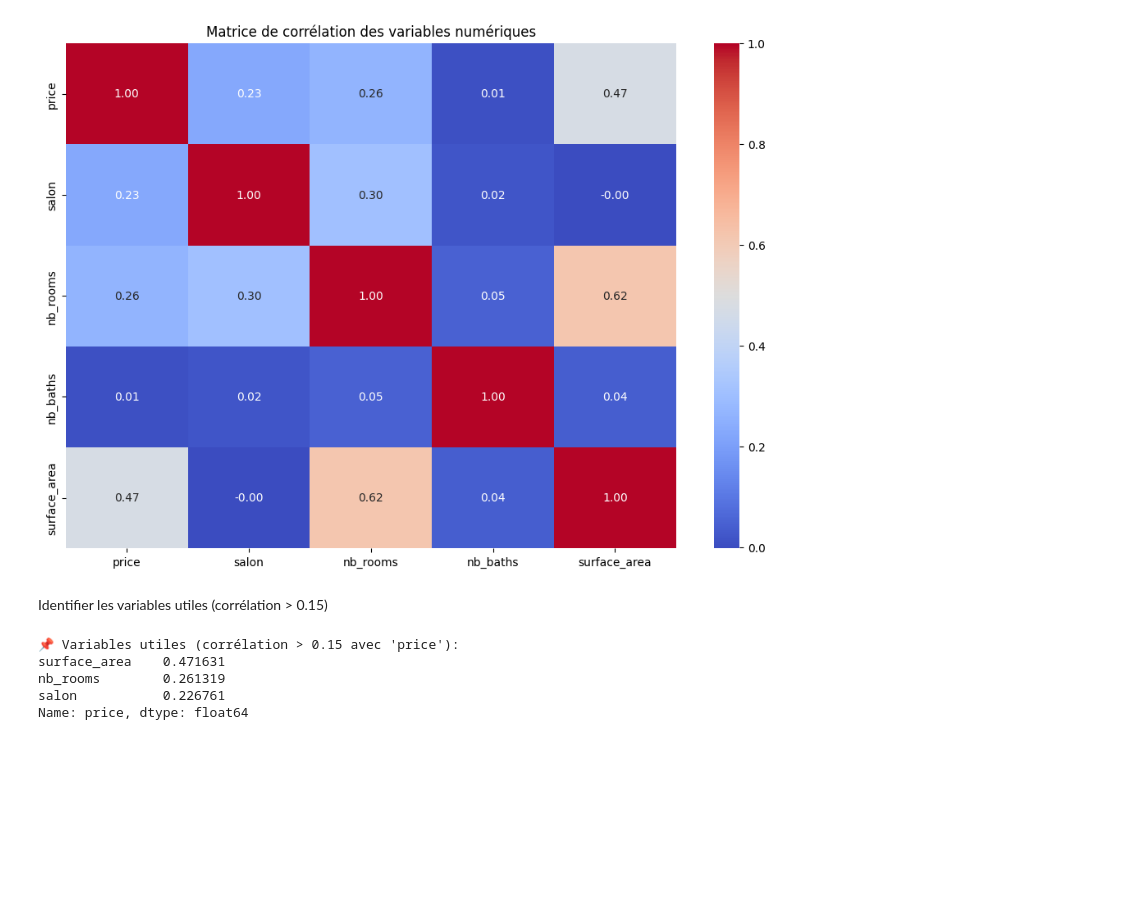
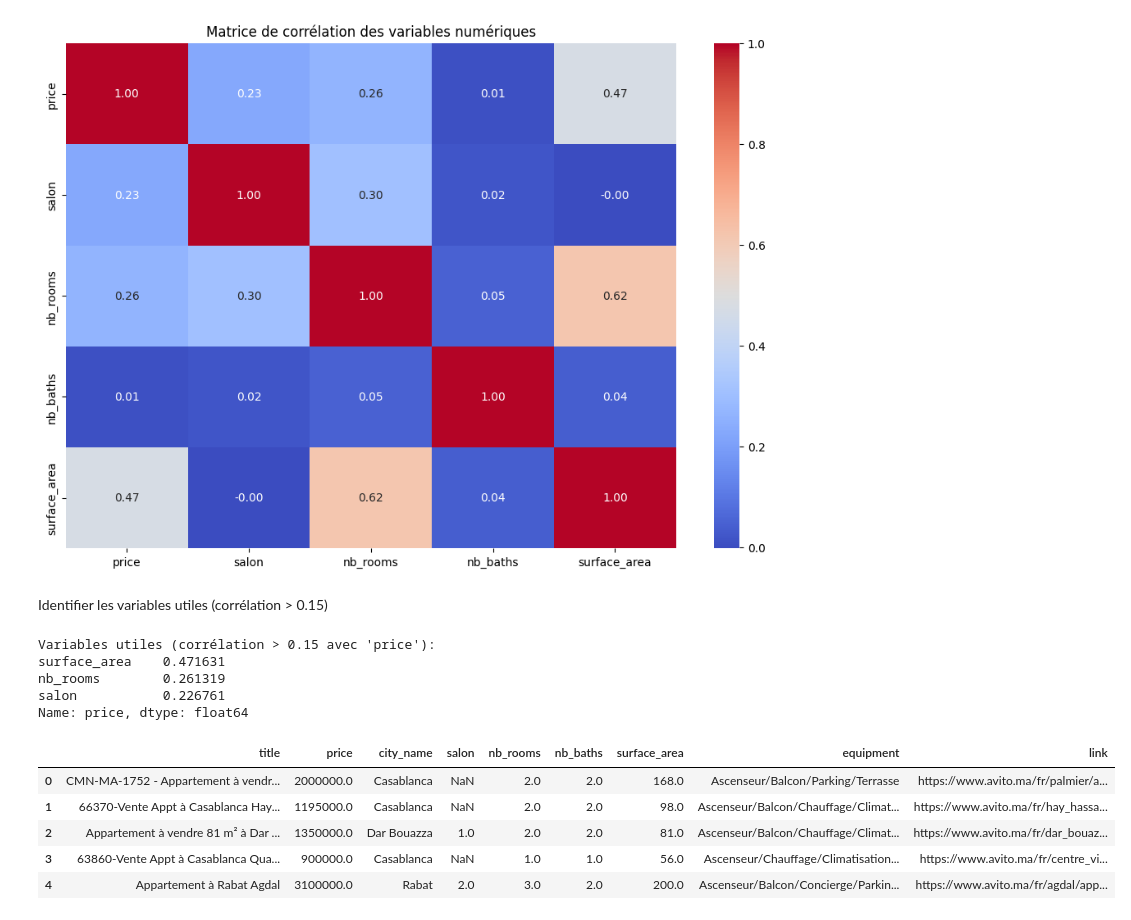
Before and after one commit to abdodiaz/smart-immo-maroc, a Jupyter notebook: notebooks/eda_preprocessing.ipynb, the cells around one changed output. Drawn from its saved outputs; the diff is of its cells as text; code cells hidden in the pictures; blank space fills up the shorter version.

```diff
--- a/notebooks/eda_preprocessing.ipynb
+++ b/notebooks/eda_preprocessing.ipynb
@@ -160,11 +160,20 @@ plt.show()
 cor_with_price = corr_matrix['price'].sort_values(ascending=False)
 useful_features = cor_with_price[cor_with_price > 0.15].drop('price')  # On exclut 'price' lui-même
 
-print("\n📌 Variables utiles (corrélation > 0.15 avec 'price'):")
+print("Variables utiles (corrélation > 0.15 avec 'price'):")
 print(useful_features)
 # %% [output]
-📌 Variables utiles (corrélation > 0.15 avec 'price'):
+Variables utiles (corrélation > 0.15 avec 'price'):
 surface_area    0.471631
 nb_rooms        0.261319
 salon           0.226761
 Name: price, dtype: float64
+# %%
+df.head()
+# %% [output]
+|  | title | price | city_name | salon | nb_rooms | nb_baths | surface_area | equipment | link |
+| 0 | CMN-MA-1752 - Appartement à vendr... | 2000000.0 | Casablanca | NaN | 2.0 | 2.0 | 168.0 | Ascenseur/Balcon/Parking/Terrasse | https://www.avito.ma/fr/palmier/a... |
+| 1 | 66370-Vente Appt à Casablanca Hay... | 1195000.0 | Casablanca | NaN | 2.0 | 2.0 | 98.0 | Ascenseur/Balcon/Chauffage/Climat... | https://www.avito.ma/fr/hay_hassa... |
+| 2 | Appartement à vendre 81 m² à Dar ... | 1350000.0 | Dar Bouazza | 1.0 | 2.0 | 2.0 | 81.0 | Ascenseur/Balcon/Chauffage/Climat... | https://www.avito.ma/fr/dar_bouaz... |
+| 3 | 63860-Vente Appt à Casablanca Qua... | 900000.0 | Casablanca | NaN | 1.0 | 1.0 | 56.0 | Ascenseur/Chauffage/Climatisation... | https://www.avito.ma/fr/centre_vi... |
+| 4 | Appartement à Rabat Agdal | 3100000.0 | Rabat | 2.0 | 3.0 | 2.0 | 200.0 | Ascenseur/Balcon/Concierge/Parkin... | https://www.avito.ma/fr/agdal/app... |
```
Also changed, not shown: parts of 23 cells of this notebook.
